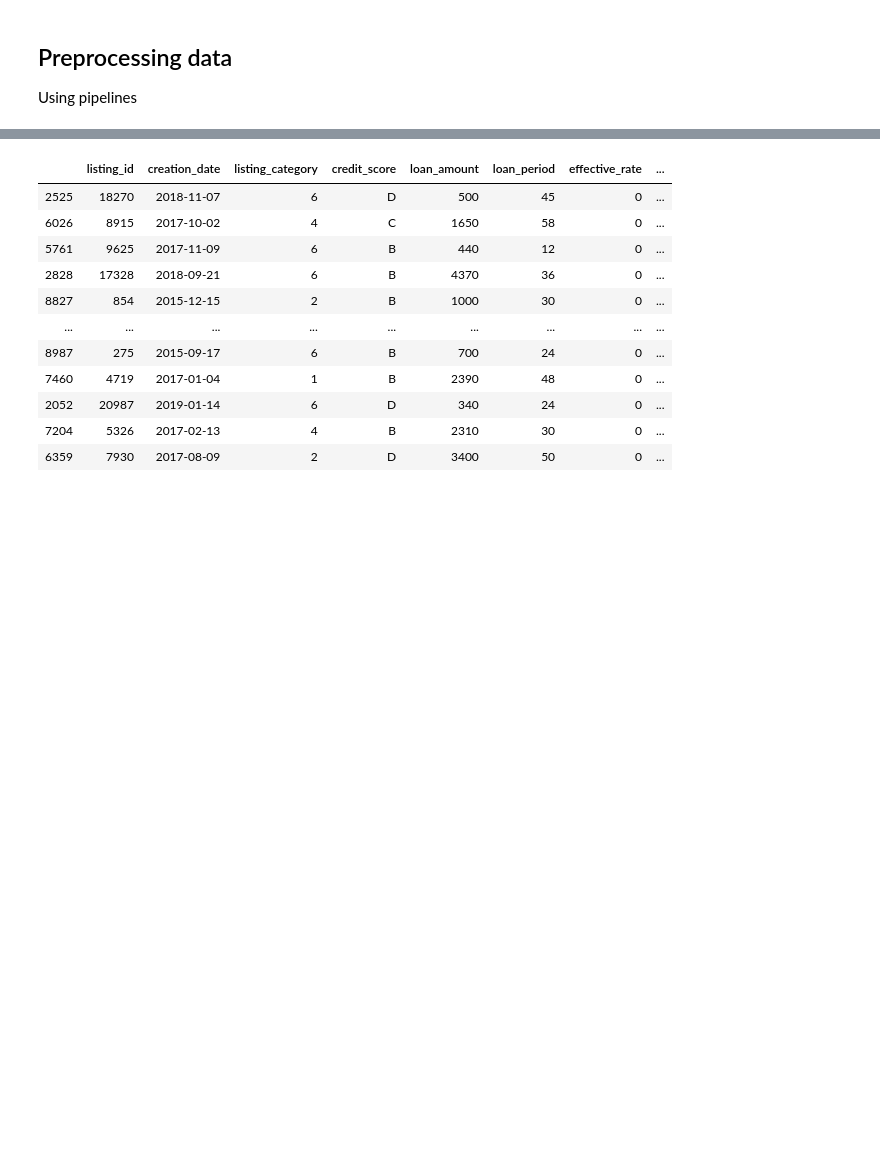
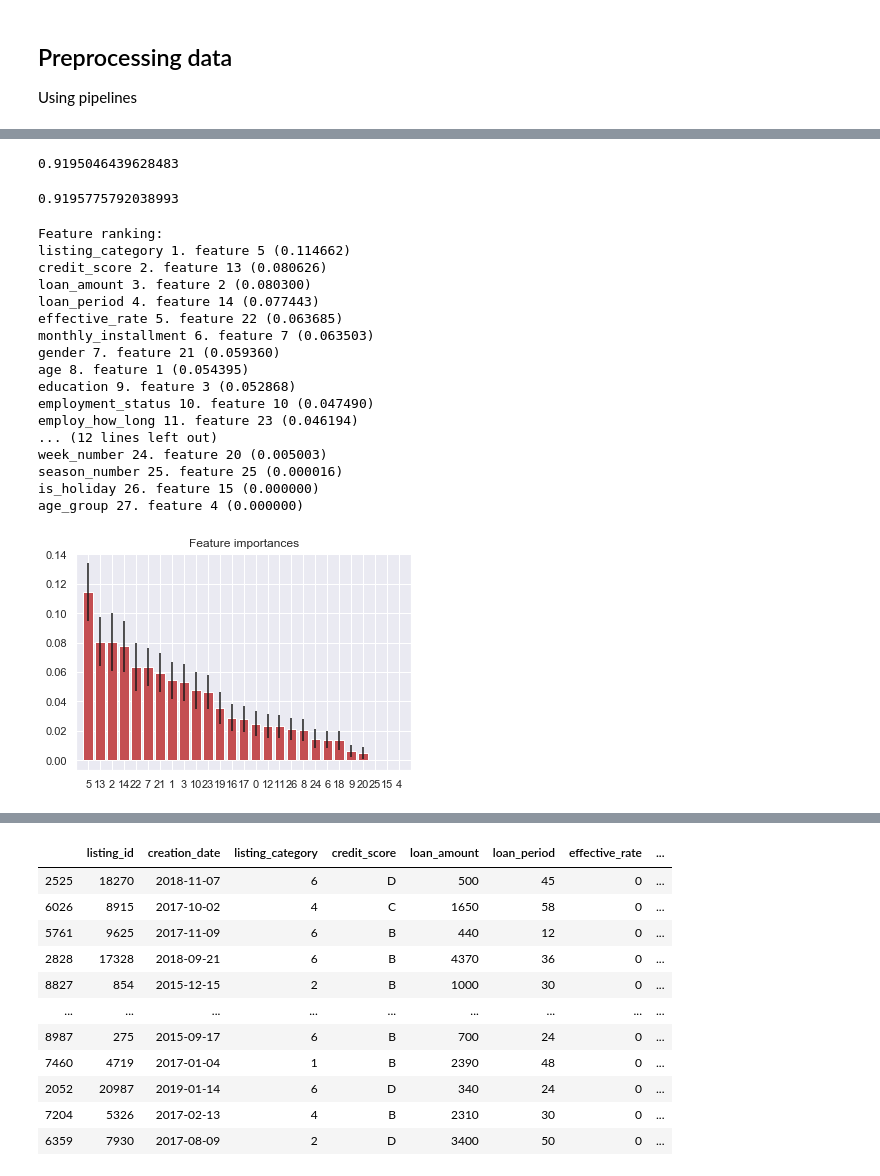
Before and after one commit to ValdemarQ/competitions, a Jupyter notebook: Finbee/C - Class project - Finbee - Predicting who will default on loans.ipynb, the cells around one changed output, grey strips where cells are left out. Saved outputs shown, nothing was run; the diff lists cells and outputs as text; code cells hidden in the pictures; blank space fills up the shorter version.

```diff
--- a/Finbee/C - Class project - Finbee - Predicting who will default on loans.ipynb
+++ b/Finbee/C - Class project - Finbee - Predicting who will default on loans.ipynb
@@ -1253,10 +1395,13 @@ from sklearn.ensemble import RandomForestClassifier
 rf = RandomForestClassifier(n_estimators = 100)
 # %%
-for feature in features:
-    print(f'was {feature}:', X_resampled[feature].dtypes)
-    if X_resampled[feature].dtypes == 'object':
-        X_resampled[feature] = X_resampled[feature].astype('category').cat.codes
-    elif X_resampled[feature].dtypes == 'float64':
-        X_resampled[feature] = X_resampled[feature].astype(int)
-    print(f'now {feature}:', X_resampled[feature].dtypes)
+data = [train, validation, test]
+
+for dataset in data:
+    for feature in features:
+        print(f'was {feature}:', dataset[feature].dtypes)
+        if dataset[feature].dtypes == 'object':
+            dataset[feature] = dataset[feature].astype('category').cat.codes
+        elif dataset[feature].dtypes == 'float64':
+            dataset[feature] = dataset[feature].astype(int)
+        print(f'now {feature}:', dataset[feature].dtypes)
 # %% [output]
@@ -1279,0 +1435,7 @@ now age_group: int8
+# %%
+train.loan_status = train.loan_status.astype('category').cat.codes
+test.loan_status = test.loan_status.astype('category').cat.codes
+validation.loan_status = validation.loan_status.astype('category').cat.codes
+df.loan_status = df.loan_status.astype('category').cat.codes
+# %%
+rf.fit(X_train,y_train)
@@ -1318,0 +1459,48 @@ validation.loan_status = validation.loan_status.astype('category').cat.codes
+# %%
+rf.score(validation[features],validation[target])
+# %% [output]
+0.9195046439628483
+# %%
+rf.score(test[features],test[target])
+# %% [output]
+0.9195775792038993
+# %%
+importances = rf.feature_importances_
+std = np.std([tree.feature_importances_ for tree in rf.estimators_],
+             axis=0)
+indices = np.argsort(importances)[::-1]
+
+# Print the feature ranking
+print("Feature ranking:")
+
+
+for f in range(df[features].shape[1]):
+    print(features[f],"%d. feature %d (%f)" % (f + 1, indices[f], importances[indices[f]]))
+
+# Plot the feature importances of the forest
+plt.figure()
+plt.title("Feature importances")
+plt.bar(range(X_resampled[features].shape[1]), importances[indices],
+       color="r", yerr=std[indices], align="center")
+plt.xticks(range(X_resampled[features].shape[1]), indices)
+plt.xlim([-1, X_resampled[features].shape[1]])
+plt.show()
+# %% [output]
+Feature ranking:
+listing_category 1. feature 5 (0.114662)
+credit_score 2. feature 13 (0.080626)
+loan_amount 3. feature 2 (0.080300)
+loan_period 4. feature 14 (0.077443)
+effective_rate 5. feature 22 (0.063685)
+monthly_installment 6. feature 7 (0.063503)
+gender 7. feature 21 (0.059360)
+age 8. feature 1 (0.054395)
+education 9. feature 3 (0.052868)
+employment_status 10. feature 10 (0.047490)
+employ_how_long 11. feature 23 (0.046194)
+... (12 lines left out)
+week_number 24. feature 20 (0.005003)
+season_number 25. feature 25 (0.000016)
+is_holiday 26. feature 15 (0.000000)
+age_group 27. feature 4 (0.000000)
+[figure, added]
```
Also changed, not shown: parts of 24 cells of this notebook.
